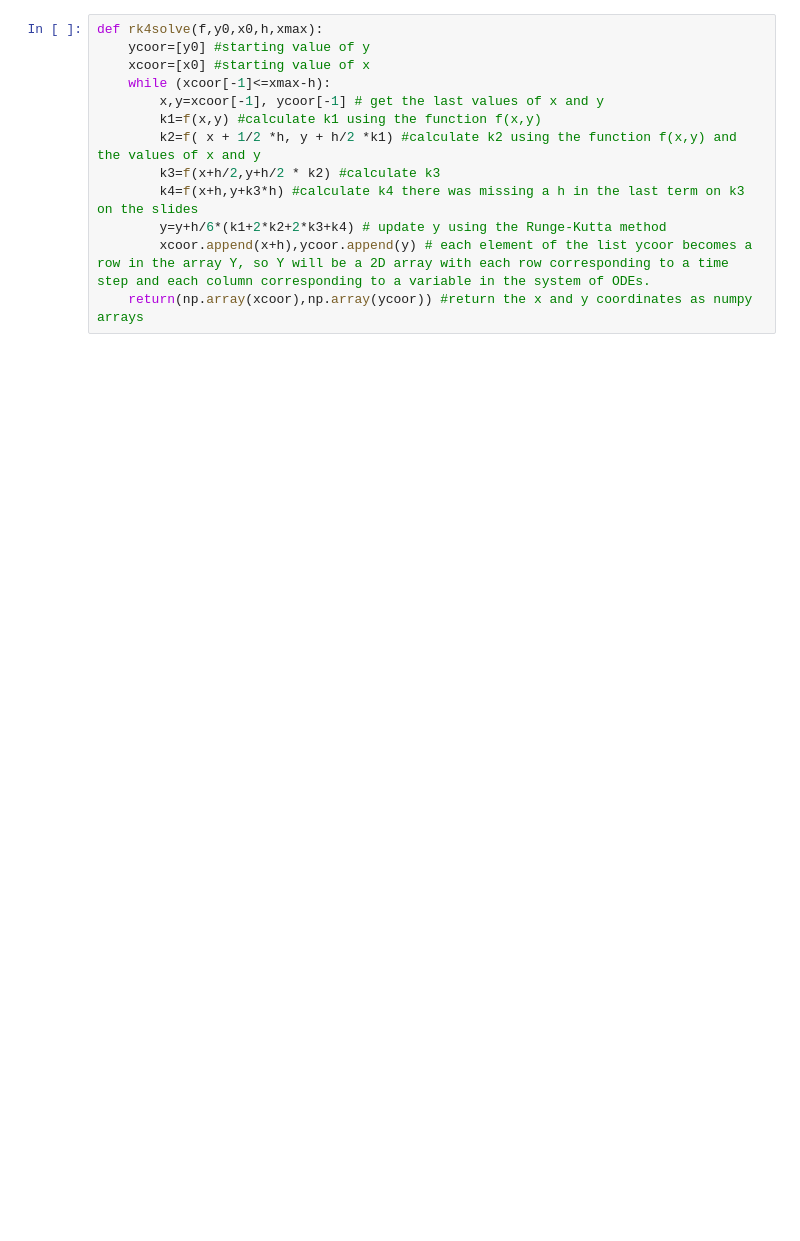
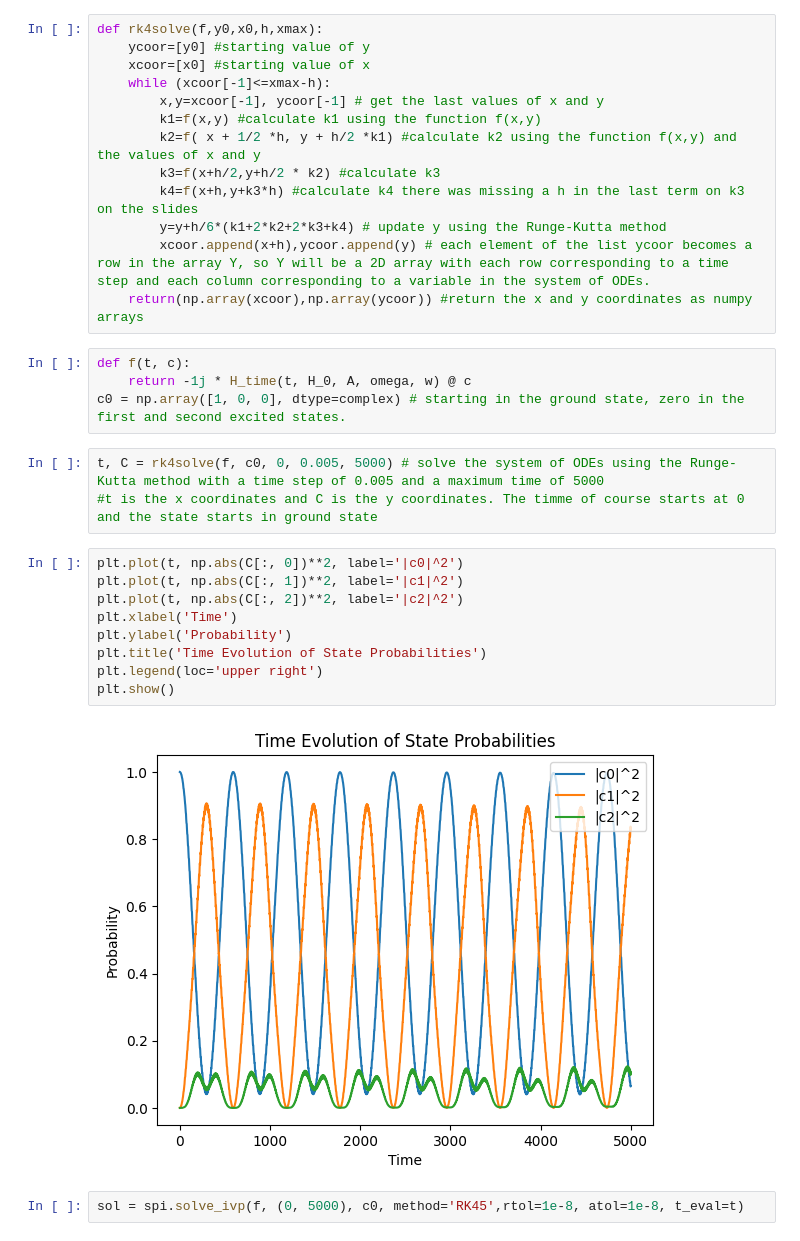
Before and after one commit to AndersWorm/numerical-methods, a Jupyter notebook: project/part2.ipynb, the cells around one changed output. Drawn from its saved outputs; the diff is of its cells as text; blank space fills up the shorter version.

```diff
--- a/project/part2.ipynb
+++ b/project/part2.ipynb
@@ -52,3 +53,23 @@ def rk4solve(f,y0,x0,h,xmax):
         y=y+h/6*(k1+2*k2+2*k3+k4) # update y using the Runge-Kutta method
         xcoor.append(x+h),ycoor.append(y) # each element of the list ycoor becomes a row in the array Y, so Y will be a 2D array with each row corresponding to a time step and each column corresponding to a variable in the system of ODEs.
     return(np.array(xcoor),np.array(ycoor)) #return the x and y coordinates as numpy arrays
+# %%
+def f(t, c):
+    return -1j * H_time(t, H_0, A, omega, w) @ c
+c0 = np.array([1, 0, 0], dtype=complex) # starting in the ground state, zero in the first and second excited states.
+# %%
+t, C = rk4solve(f, c0, 0, 0.005, 5000) # solve the system of ODEs using the Runge-Kutta method with a time step of 0.005 and a maximum time of 5000
+#t is the x coordinates and C is the y coordinates. The timme of course starts at 0 and the state starts in ground state
+# %%
+plt.plot(t, np.abs(C[:, 0])**2, label='|c0|^2')
+plt.plot(t, np.abs(C[:, 1])**2, label='|c1|^2')
+plt.plot(t, np.abs(C[:, 2])**2, label='|c2|^2')
+plt.xlabel('Time')
+plt.ylabel('Probability')
+plt.title('Time Evolution of State Probabilities')
+plt.legend(loc='upper right')
+plt.show()
+# %% [output]
+[figure, added]
+# %%
+sol = spi.solve_ivp(f, (0, 5000), c0, method='RK45',rtol=1e-8, atol=1e-8, t_eval=t)
```
Also changed, not shown: parts of 7 cells of this notebook, 4 other files.
